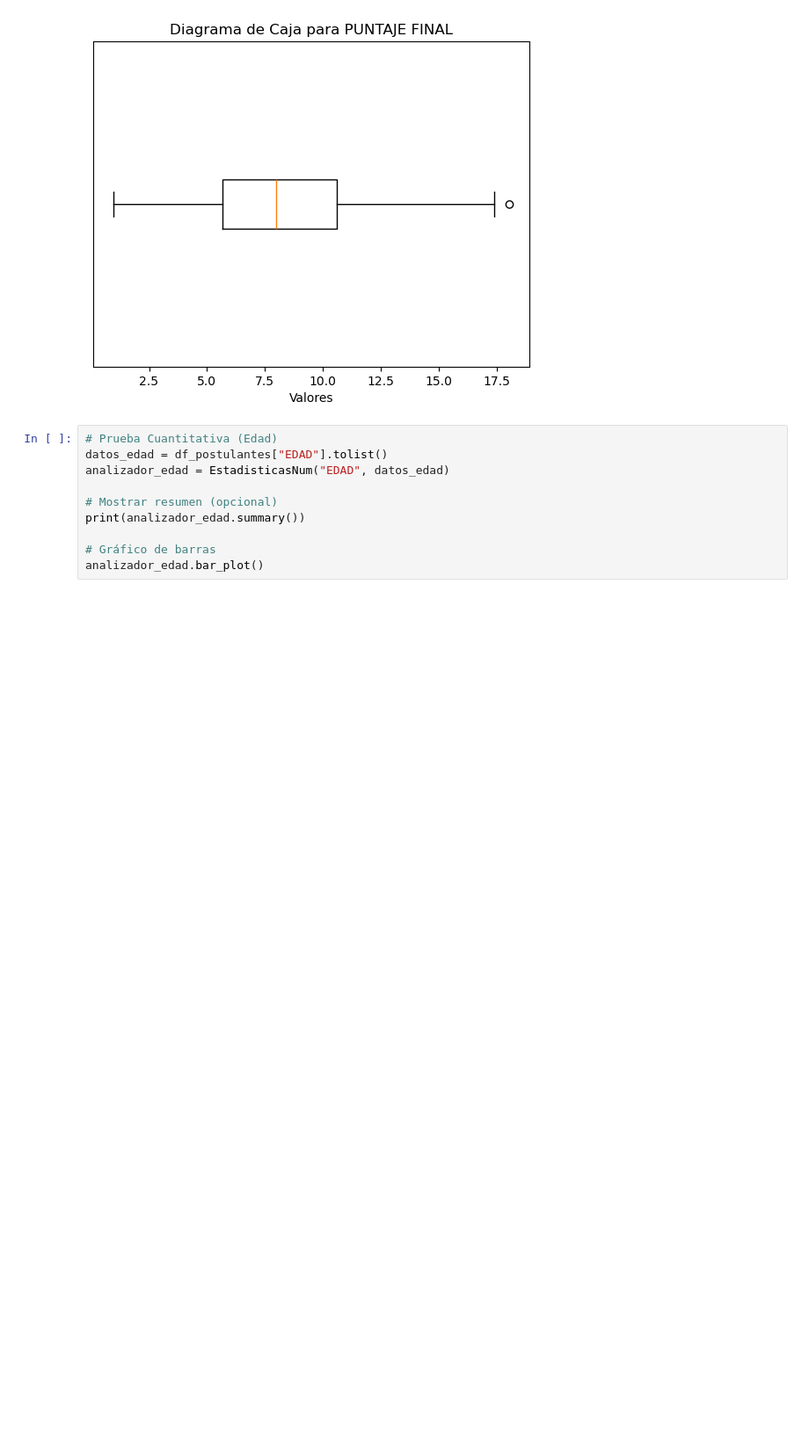
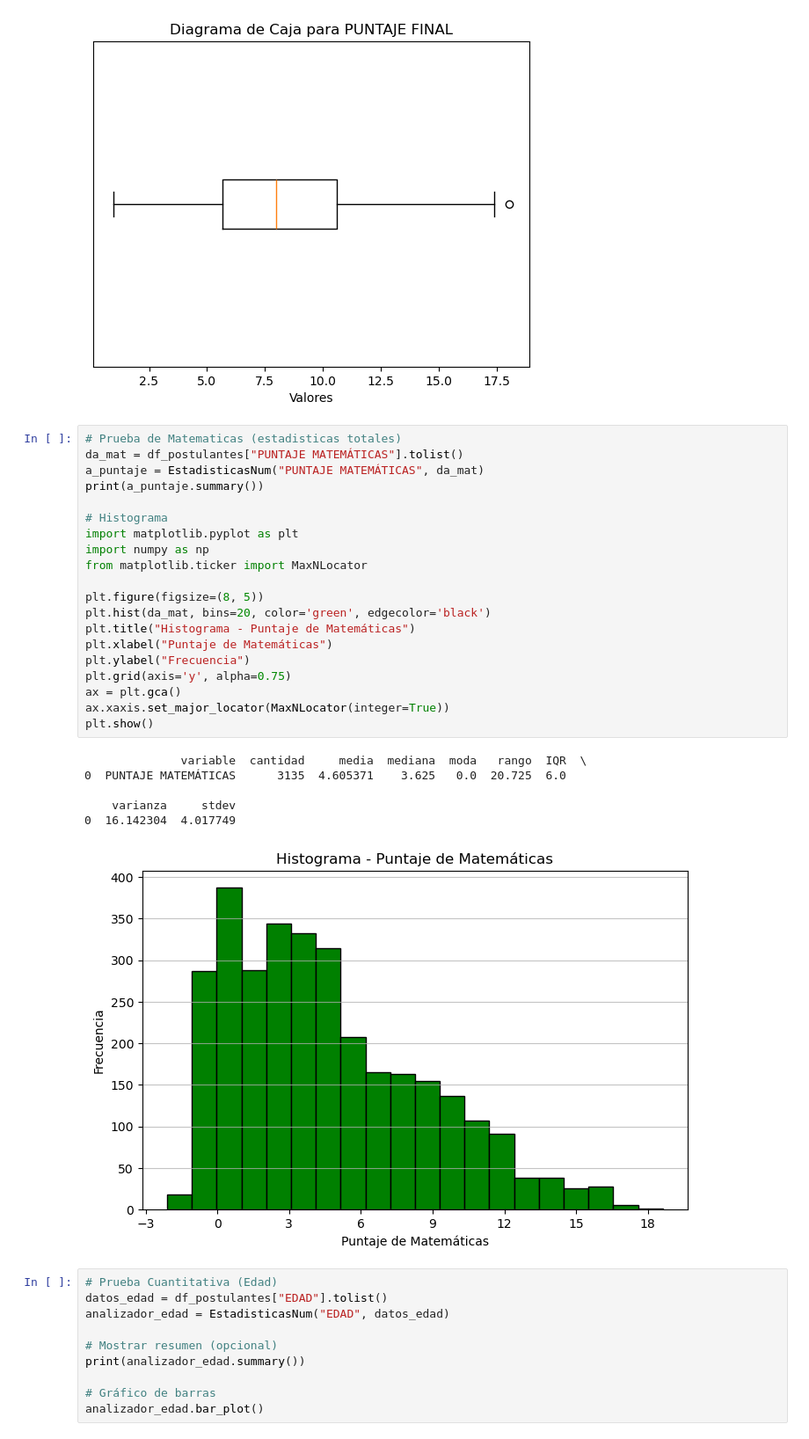
Before and after one commit to Lupinthethird2/GrupoLP2, a Jupyter notebook: proyecto_1.ipynb, the cells around one changed output. Shown: that part at 88% size. Saved outputs shown, nothing was run; the diff lists cells and outputs as text; blank space fills up the shorter version.

Commit message:
Histograma

```diff
--- a/proyecto_1.ipynb
+++ b/proyecto_1.ipynb
@@ -247,6 +247,33 @@ analizador_puntaje.box_plot()
       stdev
 0  3.217629
 [figure]
+# %%
+# Prueba de Matematicas (estadisticas totales)
+da_mat = df_postulantes["PUNTAJE MATEMÁTICAS"].tolist()
+a_puntaje = EstadisticasNum("PUNTAJE MATEMÁTICAS", da_mat)
+print(a_puntaje.summary())
+
+# Histograma
+import matplotlib.pyplot as plt
+import numpy as np
+from matplotlib.ticker import MaxNLocator
+
+plt.figure(figsize=(8, 5))
+plt.hist(da_mat, bins=20, color='green', edgecolor='black')
+plt.title("Histograma - Puntaje de Matemáticas")
+plt.xlabel("Puntaje de Matemáticas")
+plt.ylabel("Frecuencia")
+plt.grid(axis='y', alpha=0.75)
+ax = plt.gca()
+ax.xaxis.set_major_locator(MaxNLocator(integer=True))
+plt.show()
+# %% [output]
+              variable  cantidad     media  mediana  moda   rango  IQR  \
+0  PUNTAJE MATEMÁTICAS      3135  4.605371    3.625   0.0  20.725  6.0
+
+    varianza     stdev
+0  16.142304  4.017749
+[figure, added]
 # %%
 # Prueba Cuantitativa (Edad)
 datos_edad = df_postulantes["EDAD"].tolist()
```
Also changed, not shown: 1 other file.
